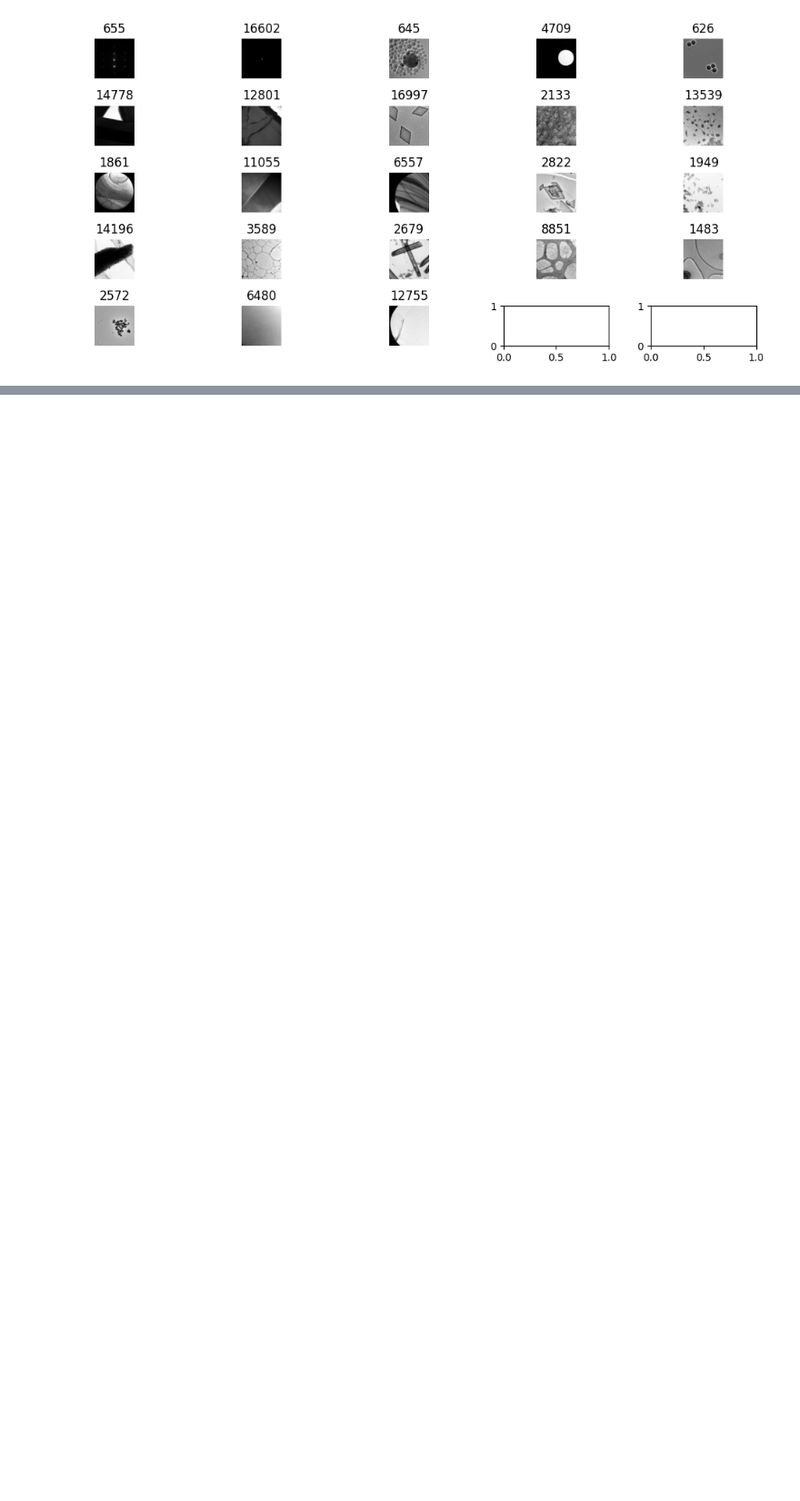
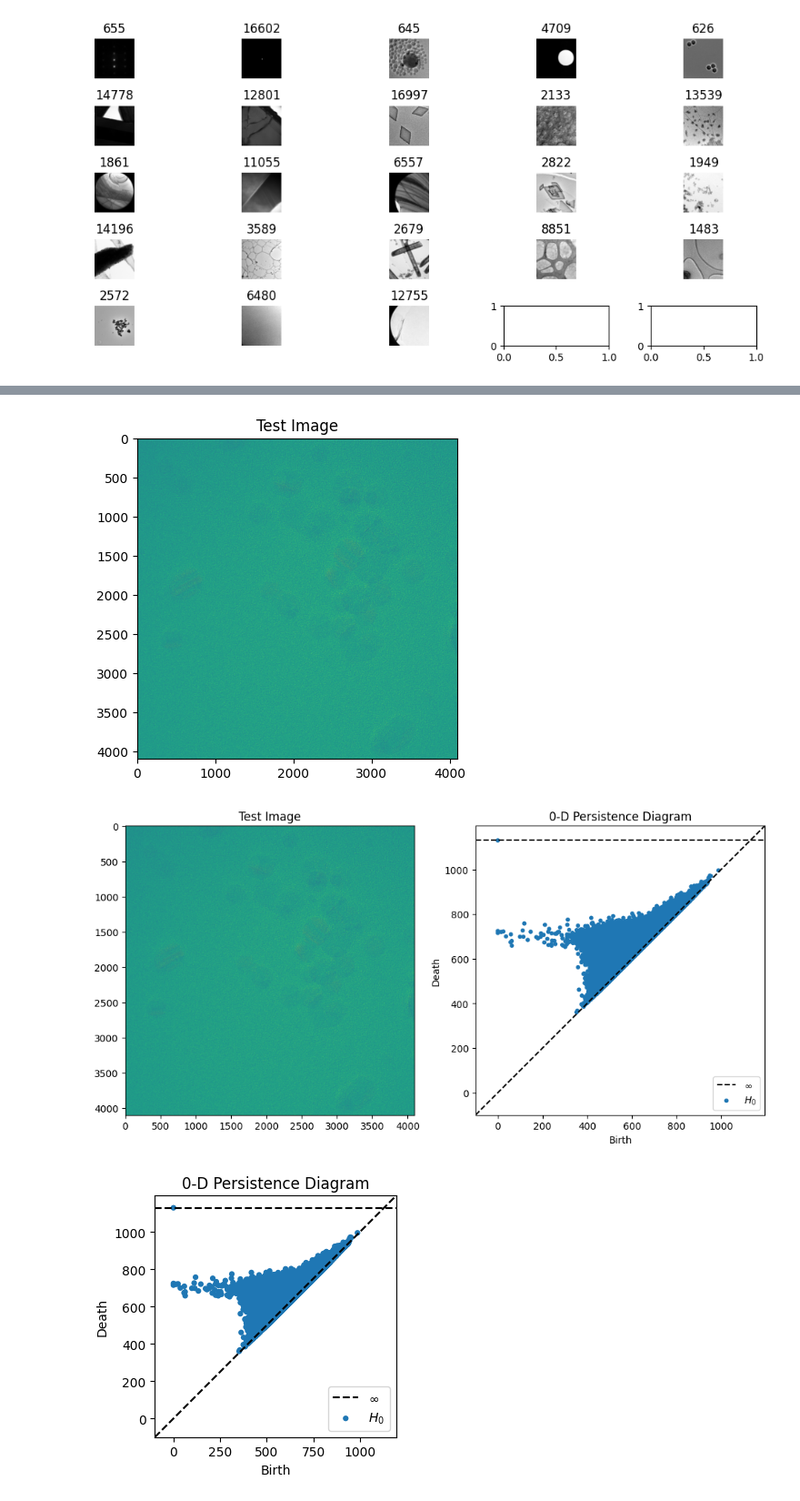
Before and after one commit to Tndeal/PH-TEM, a Jupyter notebook: dataset_split.ipynb, the cells around one changed output, grey strips where cells are left out. Shown at 91% size. Saved outputs shown, nothing was run; the diff lists cells and outputs as text; code cells hidden in the pictures; blank space fills up the shorter version.

```diff
--- a/dataset_split.ipynb
+++ b/dataset_split.ipynb
@@ -101,0 +291,29 @@ plt.show()
+# %%
+from scipy import ndimage
+from persim import plot_diagrams
+from ripser import lower_star_img
+
+dgm = lower_star_img(image_data)
+
+plt.figure(figsize=(10, 5))
+plt.subplot(121)
+plt.imshow(image_data)
+plt.title("Test Image")
+plt.figure(figsize=(10, 5))
+plt.subplot(121)
+plt.imshow(image_data)
+plt.title("Test Image")
+plt.subplot(122)
+plot_diagrams(dgm)
+plt.title("0-D Persistence Diagram")
+plt.tight_layout()
+plt.show()
+plt.subplot(122)
+plot_diagrams(dgm)
+plt.title("0-D Persistence Diagram")
+plt.tight_layout()
+plt.show()
+# %% [output]
+[figure, added]
+[figure, added]
+[figure, added]
```
Also changed, not shown: parts of 19 cells of this notebook, 2 other files.
